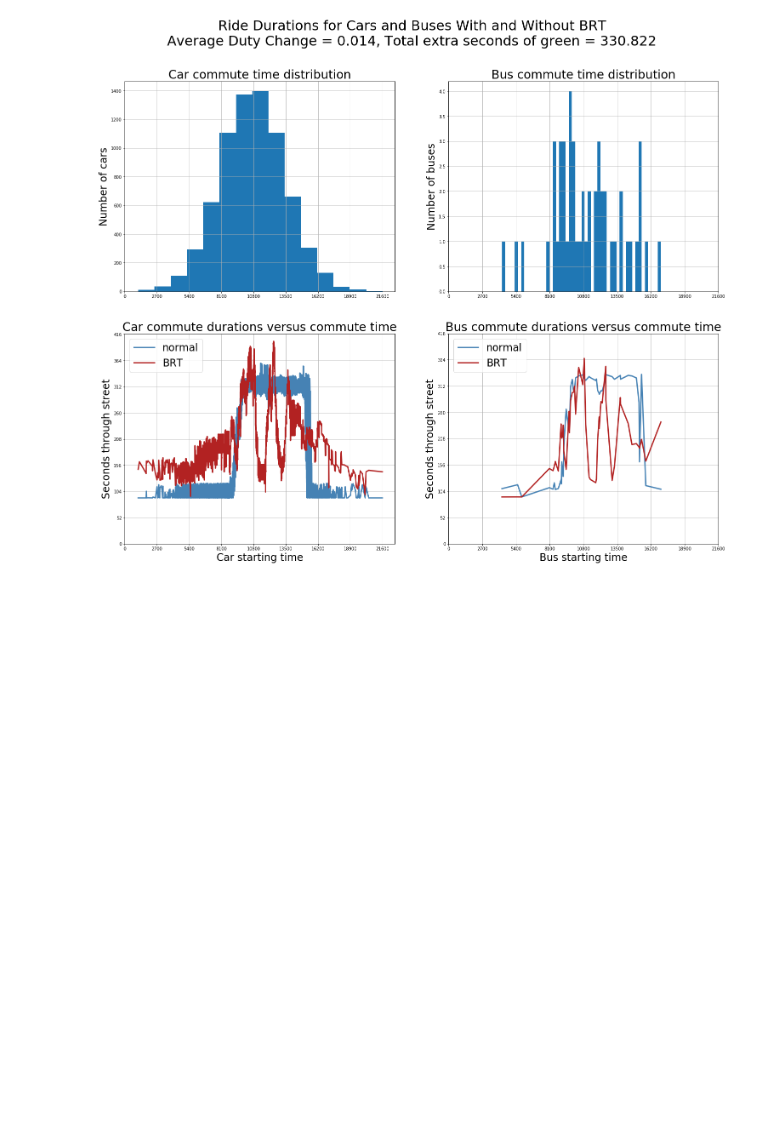
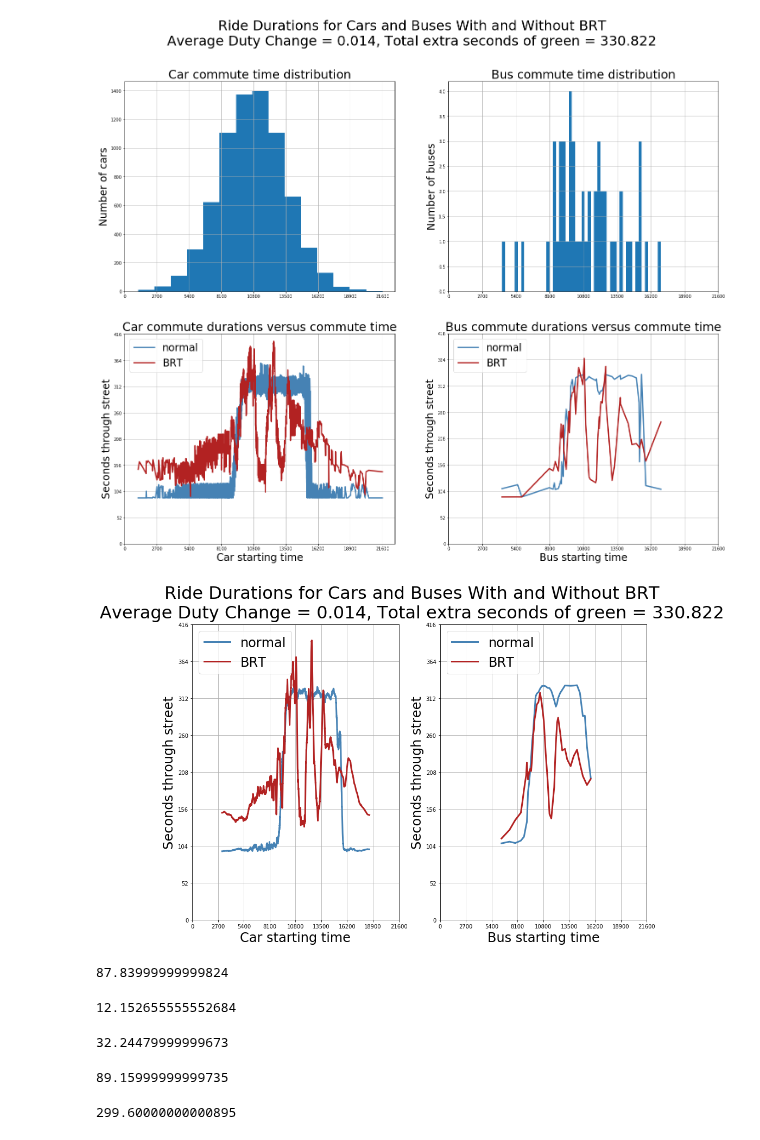
Before and after one commit to OKRobot/RoadSimulator, a Jupyter notebook: Traffic Simulator.ipynb, the cells around one changed output. Cells and saved outputs as stored; diff of their text form; code cells hidden in the pictures; blank space fills up the shorter version.

```diff
--- a/Traffic Simulator.ipynb
+++ b/Traffic Simulator.ipynb
@@ -1030,3 +1030,67 @@ plt.title("Bus commute durations versus commute time", fontsize = 28)
 plt.show()
 # %% [output]
 [figure]
+# %%
+x_lims = np.linspace(0,SIMULATION_DURATION, 9)
+y_max = round(max(CAR_DURATIONS + BRT_CAR_DURATIONS))*1.05
+y_lims = np.linspace(0,y_max - (y_max % 8),9)
+
+plt.subplots(figsize = [15,10])
+plt.suptitle("Ride Durations for Cars and Buses With and Without BRT\nAverage Duty Change = {}, Total extra seconds of green = {}".format(round(np.mean(BRT_EFFECTIVE_DUTY)-np.mean(EFFECTIVE_DUTY),3),round(np.mean(BRT_TIME_GREEN)-np.mean(TIME_GREEN),3)), fontsize=32)
+
+N = 51
+M = 5
+
+x_car = np.convolve(car_start_times, np.ones((N,))/N, mode = 'valid')
+y_car = np.convolve(CAR_DURATIONS, np.ones((N,))/N, mode = 'valid')
+y_car_brt = np.convolve(BRT_CAR_DURATIONS, np.ones((N,))/N, mode = 'valid')
+
+
+x_bus = np.convolve(bus_start_times, np.ones((M,))/M, mode = 'valid')
+y_bus = np.convolve(BUS_DURATIONS, np.ones((M,))/M, mode = 'valid')
+y_bus_brt = np.convolve(BRT_BUS_DURATIONS, np.ones((M,))/M, mode = 'valid')
+
+
+plt.subplot(1,2,1)
+plt.plot(x_car, y_car, label='normal', color='steelblue', linewidth=3)
+plt.plot(x_car, y_car_brt, label='BRT', color='firebrick', linewidth=3)
+plt.xlabel("Car starting time",fontsize=24)
+plt.ylabel("Seconds through street",fontsize=24)
+plt.xticks(x_lims)
+plt.yticks(y_lims)
+plt.legend(loc='upper left', fontsize=24)
+plt.grid(True)
+# plt.title("Car commute durations versus commute time", fontsize = 28)
+
+plt.subplot(1,2,2)
+plt.plot(x_bus, y_bus, label='normal', color='steelblue', linewidth=3)
+plt.plot(x_bus, y_bus_brt, label='BRT', color='firebrick',linewidth=3)
+plt.xlabel("Bus starting time",fontsize=24)
+plt.ylabel("Seconds through street",fontsize=24)
+plt.xticks(x_lims)
+plt.yticks(y_lims)
+plt.legend(loc='upper left', fontsize=24)
+plt.grid(True)
+# plt.title("Bus commute durations versus commute time", fontsize = 28)
+# %% [output]
+[figure, added]
+# %%
+np.median(CAR_DURATIONS) - np.median(BRT_CAR_DURATIONS)
+# %% [output]
+87.83999999999824
+# %%
+np.mean(CAR_DURATIONS) - np.mean(BRT_CAR_DURATIONS)
+# %% [output]
+12.152655555552684
+# %%
+np.mean(BUS_DURATIONS) - np.mean(BRT_BUS_DURATIONS)
+# %% [output]
+32.24479999999673
+# %%
+np.median(BUS_DURATIONS) - np.median(BRT_BUS_DURATIONS)
+# %% [output]
+89.15999999999735
+# %%
+np.median(CAR_DURATIONS)
+# %% [output]
+299.60000000000895
```
Also changed, not shown: parts of 7 cells of this notebook.
